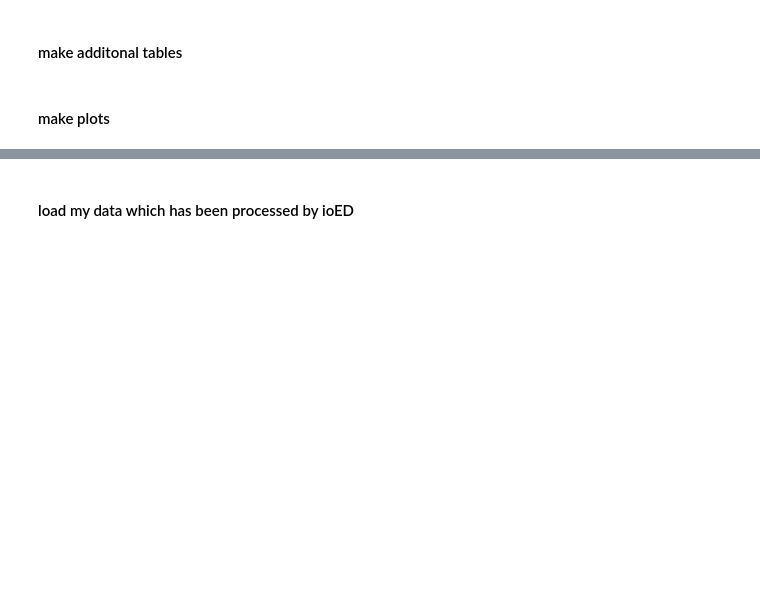
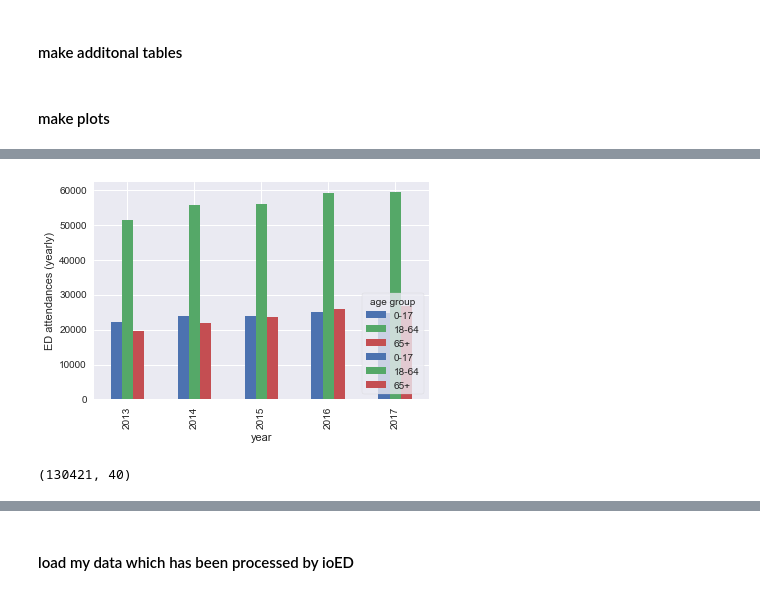
Before and after one commit to BradKeogh/flosp, a Jupyter notebook: hhft/hhftED_analysis.ipynb, the cells around one changed output, grey strips where cells are left out. Cells and saved outputs as stored; diff of their text form; code cells hidden in the pictures; blank space fills up the shorter version.

```diff
--- a/hhft/hhftED_analysis.ipynb
+++ b/hhft/hhftED_analysis.ipynb
@@ -44,7 +42,7 @@ Index(['hosp_patid', 'age', 'gender', 'site', 'arrive_datetime', 'arrive_mode',
 # %% [markdown]
 #### make additonal tables
 # %%
-hhft.ED.plot.additional_tables()
+#hhft.ED.plot.additional_tables()
 # %% [markdown]
 #### make plots
 # %%
@@ -51,0 +52,4 @@ hhft.ED.plot.bar_att_adm_no()
+# %%
+hhft.ED.plot.bar_age_split()
+# %% [output]
+[figure, added]
@@ -51,0 +58,4 @@ hhft.ED.plot.bar_att_adm_no()
+# %%
+df[df.adm_flag == 1].shape
+# %% [output]
+(130421, 40)
```
Also changed, not shown: parts of 8 cells of this notebook, 5 other files.
